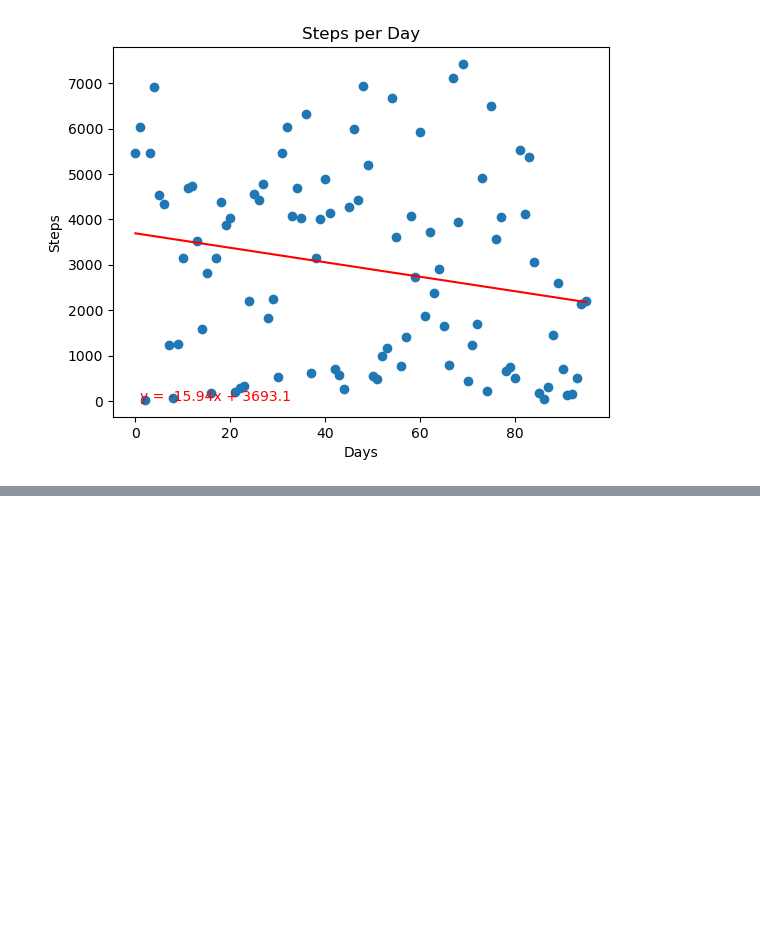
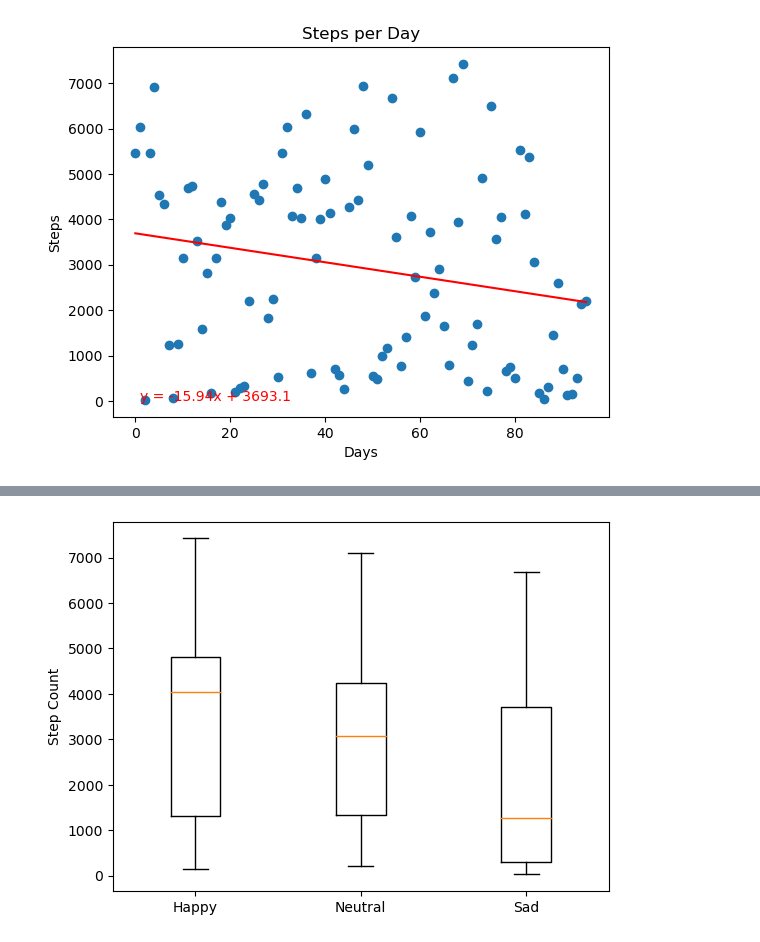
Before and after one commit to jgillas/Project_One_Group_3, a Jupyter notebook: Project 1- Fitness.ipynb, the cells around one changed output, grey strips where cells are left out. Cells and saved outputs as stored; diff of their text form; code cells hidden in the pictures; blank space fills up the shorter version.

```diff
--- a/Project 1- Fitness.ipynb
+++ b/Project 1- Fitness.ipynb
@@ -187,2 +236,20 @@ The r-squared is: 0.04291890669621571
 # %%
-#whiskers mood/activity
+#mood/step box and whisker
+list_of_moods = ["Happy","Neutral", "Sad"]
+step_count_list = []
+for moods in list_of_moods:
+    location = fitness_df.loc[fitness_df["moods"] == moods, "step_count"]
+    step_count_list.append(location)
+    quartiles = location.quantile([.25,.5,.75])
+    lowerq = quartiles[0.25]
+    upperq = quartiles[0.75]
+    iqr = upperq - lowerq
+    lower_bound = lowerq - (1.5*iqr)
+    upper_bound = upperq + (1.5*iqr)
+    print(f'-----------------------------------------------------')
+    print(f'The lower quartile of {moods} is : {lowerq}')
+    print(f'The upper quartile of {moods} is : {upperq}')
+    print(f'The interquartile range of {moods} is : {iqr}')
+    print(f'Values below {lower_bound} could be {moods} outliers.')
+    print(f'Values above {upper_bound} could be {moods} outliers.')
+    print(f'------------------------------------------------------')
@@ -189,2 +274,9 @@ The r-squared is: 0.04291890669621571
+# %%
+red_styling = dict(markerfacecolor='red', markersize=12)
+plt.boxplot(step_count_list, labels=list_of_moods, flierprops=red_styling)
+plt.ylabel('Step Count')
+plt.show()
+# %% [output]
+[figure, added]
 # %%
 #calories burned and mood bar chart
```
Also changed, not shown: parts of 9 cells of this notebook.
